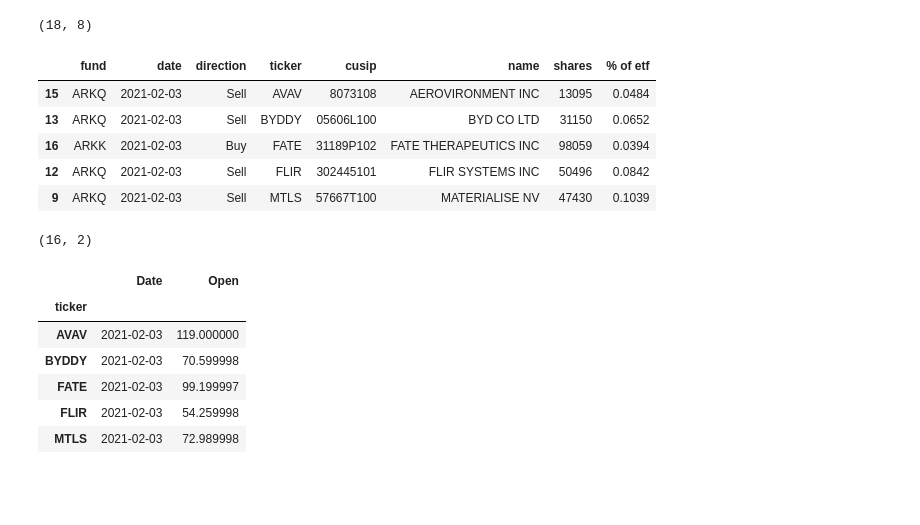
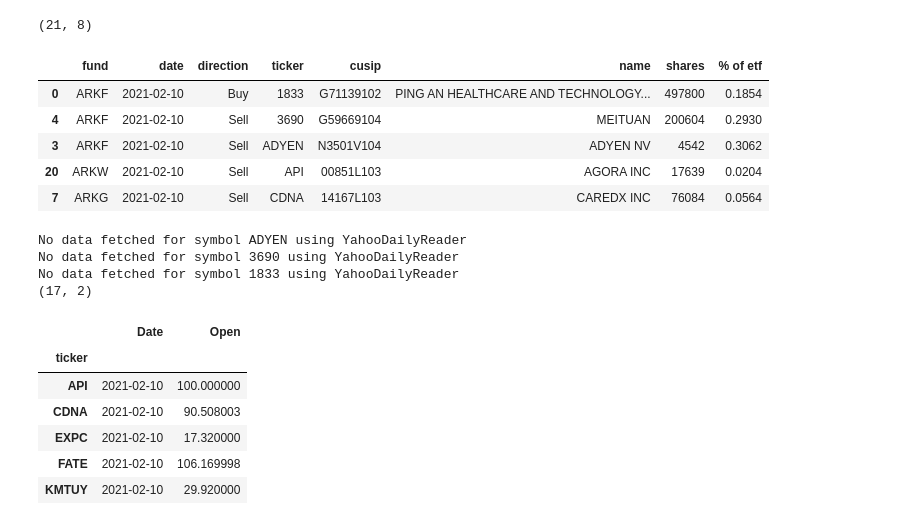
Before and after one commit to rezan21/ark-invest, a Jupyter notebook: ark-trades.ipynb, the cells around one changed output. Drawn from its saved outputs; the diff is of its cells as text; code cells hidden in the pictures; blank space fills up the shorter version.

```diff
--- a/ark-trades.ipynb
+++ b/ark-trades.ipynb
@@ -16,31 +16,31 @@ import matplotlib.pyplot as plt
 import seaborn as sns
 # %%
 # ARK's daily trades
-TRADES_DATE = "2021-02-03"
+TRADES_DATE = "2021-02-10"
 DELTA = 1
 
 year, month, day = TRADES_DATE.split("-")
 files = list(Path(f"./trades/").glob(f"ARK_Trade_{''.join([month, day, year])}_*.csv"))
 if len(files)>1:
     raise ValueError("more than 1 file for the given date")
 
 trades = pd.read_csv(
     files[0],
     header=3,
     usecols=["FUND", "Date", "Direction", "Ticker", "CUSIP", "Name", "Shares", "% of ETF"]
 )
 trades.columns = trades.columns.map(lambda x:x.lower())
 trades.sort_values("ticker", inplace=True)
 print(trades.shape)
 trades.head()
 # %% [output]
-(18, 8)
+(21, 8)
 |  | fund | date | direction | ticker | cusip | name | shares | % of etf |
-| 15 | ARKQ | 2021-02-03 | Sell | AVAV | 8073108 | AEROVIRONMENT INC | 13095 | 0.0484 |
-| 13 | ARKQ | 2021-02-03 | Sell | BYDDY | 05606L100 | BYD CO LTD | 31150 | 0.0652 |
-| 16 | ARKK | 2021-02-03 | Buy | FATE | 31189P102 | FATE THERAPEUTICS INC | 98059 | 0.0394 |
-| 12 | ARKQ | 2021-02-03 | Sell | FLIR | 302445101 | FLIR SYSTEMS INC | 50496 | 0.0842 |
-| 9 | ARKQ | 2021-02-03 | Sell | MTLS | 57667T100 | MATERIALISE NV | 47430 | 0.1039 |
+| 0 | ARKF | 2021-02-10 | Buy | 1833 | G71139102 | PING AN HEALTHCARE AND TECHNOLOGY... | 497800 | 0.1854 |
+| 4 | ARKF | 2021-02-10 | Sell | 3690 | G59669104 | MEITUAN | 200604 | 0.2930 |
+| 3 | ARKF | 2021-02-10 | Sell | ADYEN | N3501V104 | ADYEN NV | 4542 | 0.3062 |
+| 20 | ARKW | 2021-02-10 | Sell | API | 00851L103 | AGORA INC | 17639 | 0.0204 |
+| 7 | ARKG | 2021-02-10 | Sell | CDNA | 14167L103 | CAREDX INC | 76084 | 0.0564 |
 # %%
 # open prices of traded stocks
 open_configs = [{"ticker":ticker, "date":TRADES_DATE, "on":"Open"} for ticker in trades["ticker"].unique()] # on ark's trade date
@@ -65,14 +65,17 @@ open_prices.set_index("ticker", inplace=True)
 print(open_prices.shape)
 open_prices.head()
 # %% [output]
-(16, 2)
+No data fetched for symbol ADYEN using YahooDailyReader
+No data fetched for symbol 3690 using YahooDailyReader
+No data fetched for symbol 1833 using YahooDailyReader
+(17, 2)
 |  | Date | Open |
 | ticker |  |  |
-| AVAV | 2021-02-03 | 119.000000 |
-| BYDDY | 2021-02-03 | 70.599998 |
-| FATE | 2021-02-03 | 99.199997 |
-| FLIR | 2021-02-03 | 54.259998 |
-| MTLS | 2021-02-03 | 72.989998 |
+| API | 2021-02-10 | 100.000000 |
+| CDNA | 2021-02-10 | 90.508003 |
+| EXPC | 2021-02-10 | 17.320000 |
+| FATE | 2021-02-10 | 106.169998 |
+| KMTUY | 2021-02-10 | 29.920000 |
 # %%
 # net & volume of trades (assume on open price)
 net = trades.copy()[["ticker", "shares", "direction"]]
```
Also changed, not shown: parts of 8 cells of this notebook, 4 other files.
